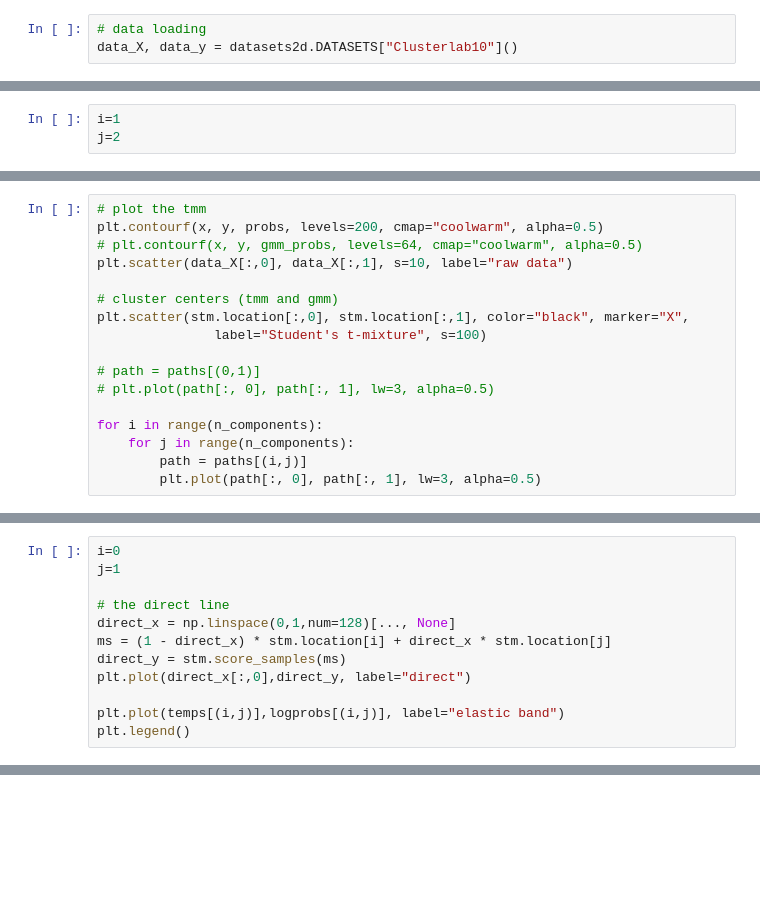
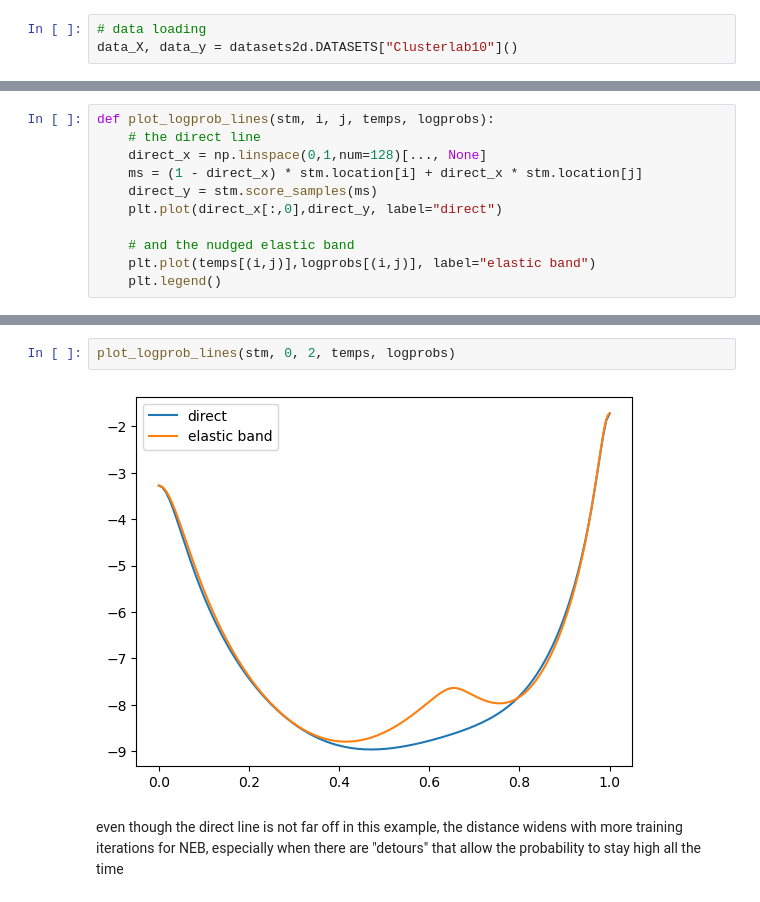
Before and after one commit to ecker-lab/tneb_clustering, a Jupyter notebook: tmm.ipynb, the cells around one changed output, grey strips where cells are left out. Cells and saved outputs as stored; diff of their text form; blank space fills up the shorter version.

Commit message:
Improved TMM stuff and added plotting functions

```diff
--- a/tmm.ipynb
+++ b/tmm.ipynb
@@ -68,3 +40,0 @@ print(np.max(np.abs(jax_t_probs - probs)))
-# %%
-i=1
-j=2
@@ -111,17 +72,0 @@ array([[0.        , 7.28782368, 5.35915947, 5.10834122, 4.75668907,
-# %%
-# plot the tmm
-plt.contourf(x, y, probs, levels=200, cmap="coolwarm", alpha=0.5)
-# plt.contourf(x, y, gmm_probs, levels=64, cmap="coolwarm", alpha=0.5)
-plt.scatter(data_X[:,0], data_X[:,1], s=10, label="raw data")
-
-# cluster centers (tmm and gmm)
-plt.scatter(stm.location[:,0], stm.location[:,1], color="black", marker="X",
-               label="Student's t-mixture", s=100)
-
-# path = paths[(0,1)]
-# plt.plot(path[:, 0], path[:, 1], lw=3, alpha=0.5)
-
-for i in range(n_components):
-    for j in range(n_components):
-        path = paths[(i,j)]
-        plt.plot(path[:, 0], path[:, 1], lw=3, alpha=0.5)
@@ -130,12 +73,11 @@ for i in range(n_components):
 # %%
-i=0
-j=1
+def plot_logprob_lines(stm, i, j, temps, logprobs):
+    # the direct line
+    direct_x = np.linspace(0,1,num=128)[..., None]
+    ms = (1 - direct_x) * stm.location[i] + direct_x * stm.location[j]
+    direct_y = stm.score_samples(ms)
+    plt.plot(direct_x[:,0],direct_y, label="direct")
 
-# the direct line
-direct_x = np.linspace(0,1,num=128)[..., None]
-ms = (1 - direct_x) * stm.location[i] + direct_x * stm.location[j]
-direct_y = stm.score_samples(ms)
-plt.plot(direct_x[:,0],direct_y, label="direct")
-
-plt.plot(temps[(i,j)],logprobs[(i,j)], label="elastic band")
-plt.legend()
+    # and the nudged elastic band
+    plt.plot(temps[(i,j)],logprobs[(i,j)], label="elastic band")
+    plt.legend()
@@ -164,0 +84,6 @@ array([[ -6.7681069 ,  11.40770188],
+# %%
+plot_logprob_lines(stm, 0, 2, temps, logprobs)
+# %% [output]
+[figure, added]
+# %% [markdown]
+even though the direct line is not far off in this example, the distance widens with more training iterations for NEB, especially when there are "detours" that allow the probability to stay high all the time
```
Also changed, not shown: parts of 27 cells of this notebook.
